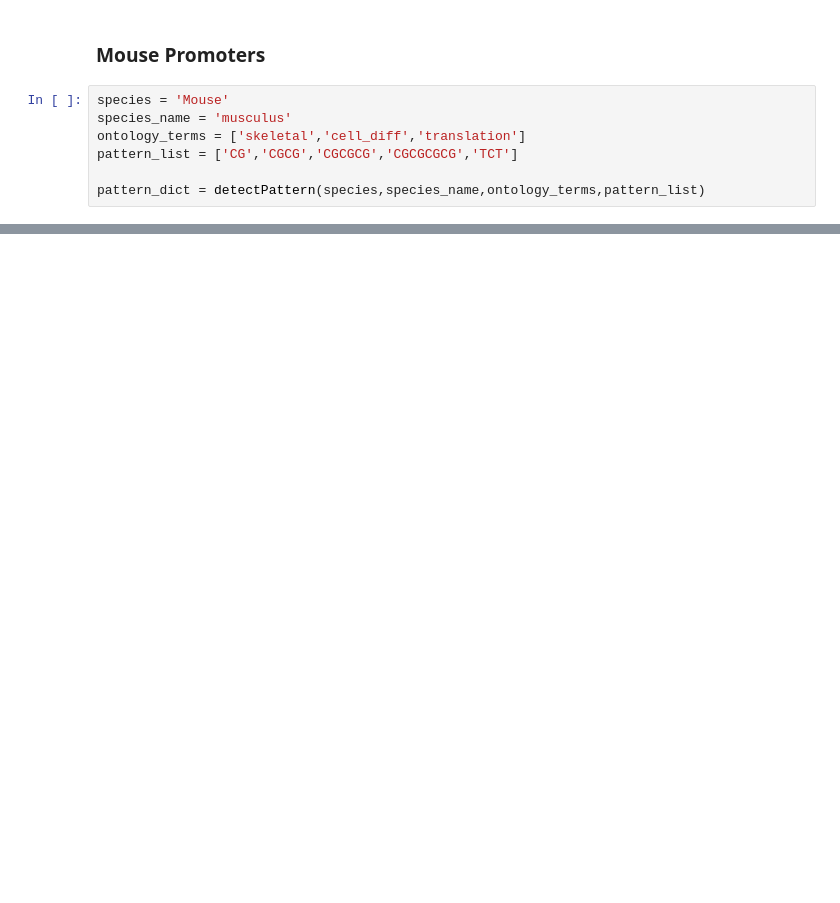
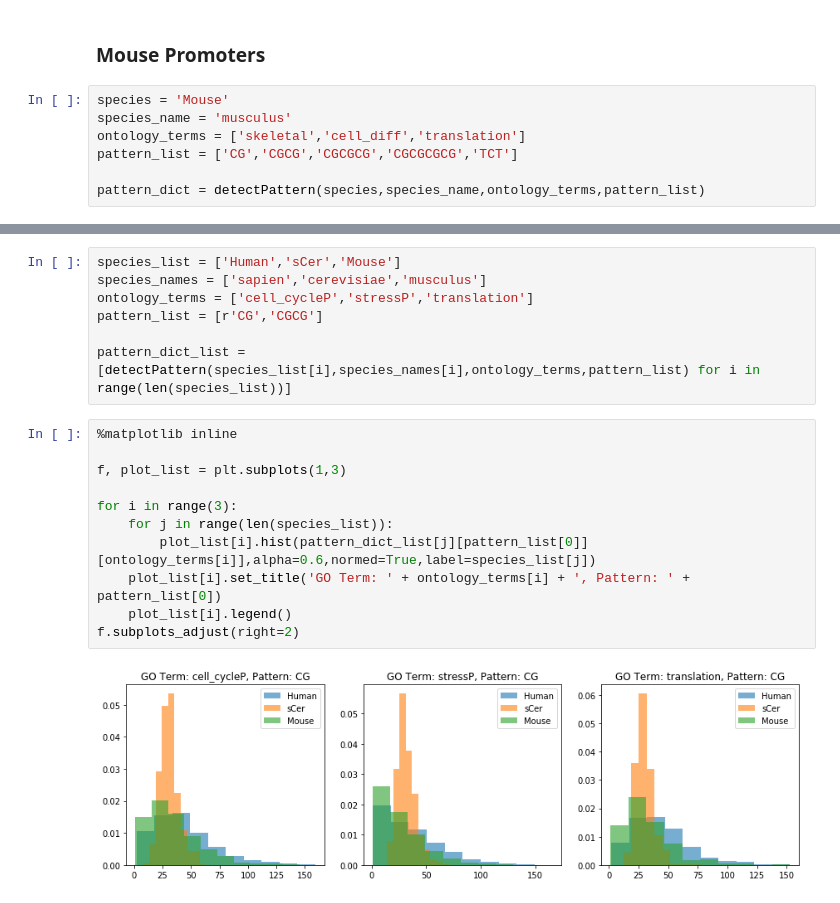
Before and after one commit to stella-gao/DeepLearning-DNA, a Jupyter notebook: Exploratory Analysis.ipynb, the cells around one changed output, grey strips where cells are left out. Cells and saved outputs as stored; diff of their text form; blank space fills up the shorter version.

```diff
--- a/Exploratory Analysis.ipynb
+++ b/Exploratory Analysis.ipynb
@@ -106,0 +111,20 @@ f.subplots_adjust(right=2)
+# %%
+species_list = ['Human','sCer','Mouse']
+species_names = ['sapien','cerevisiae','musculus']
+ontology_terms = ['cell_cycleP','stressP','translation']
+pattern_list = [r'CG','CGCG']
+
+pattern_dict_list = [detectPattern(species_list[i],species_names[i],ontology_terms,pattern_list) for i in range(len(species_list))]
+# %%
+%matplotlib inline
+
+f, plot_list = plt.subplots(1,3)
+
+for i in range(3):
+    for j in range(len(species_list)):
+        plot_list[i].hist(pattern_dict_list[j][pattern_list[0]][ontology_terms[i]],alpha=0.6,normed=True,label=species_list[j])
+    plot_list[i].set_title('GO Term: ' + ontology_terms[i] + ', Pattern: ' + pattern_list[0])
+    plot_list[i].legend()
+f.subplots_adjust(right=2)
+# %% [output]
+[figure, added]
```
Also changed, not shown: parts of 7 cells of this notebook, 11 other files.
